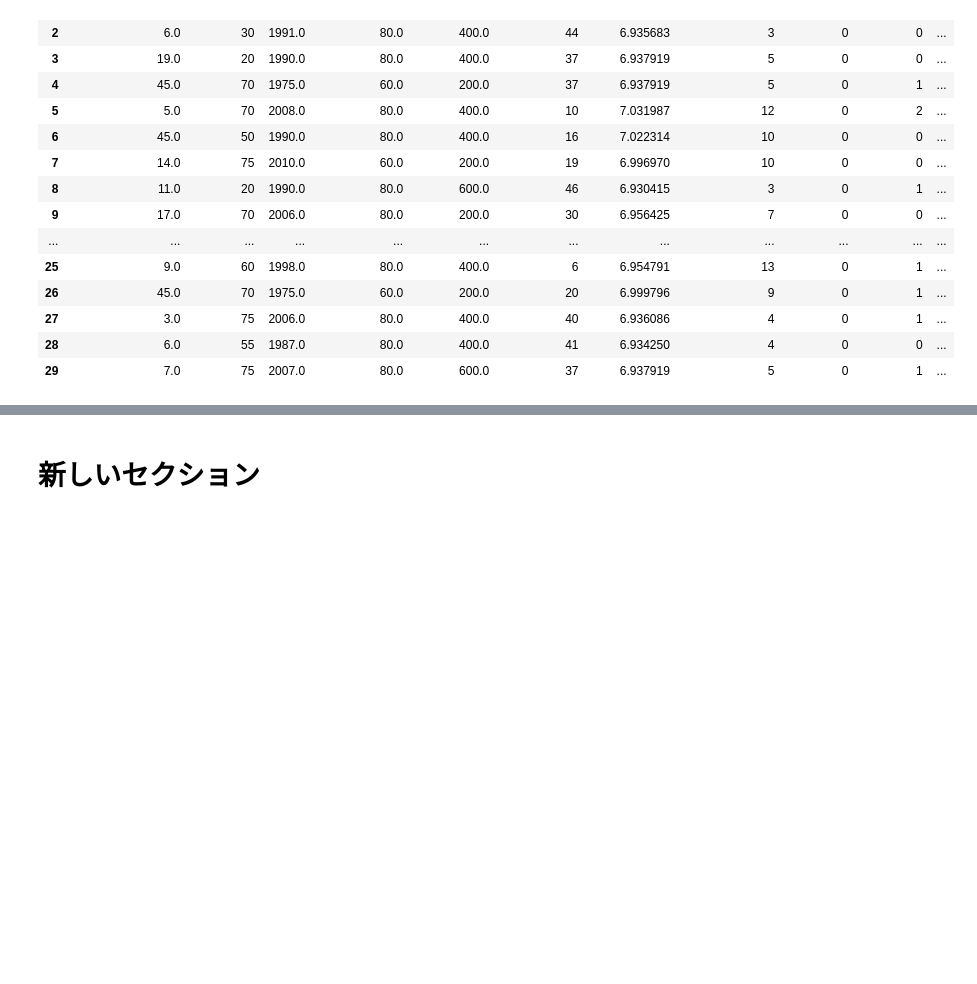
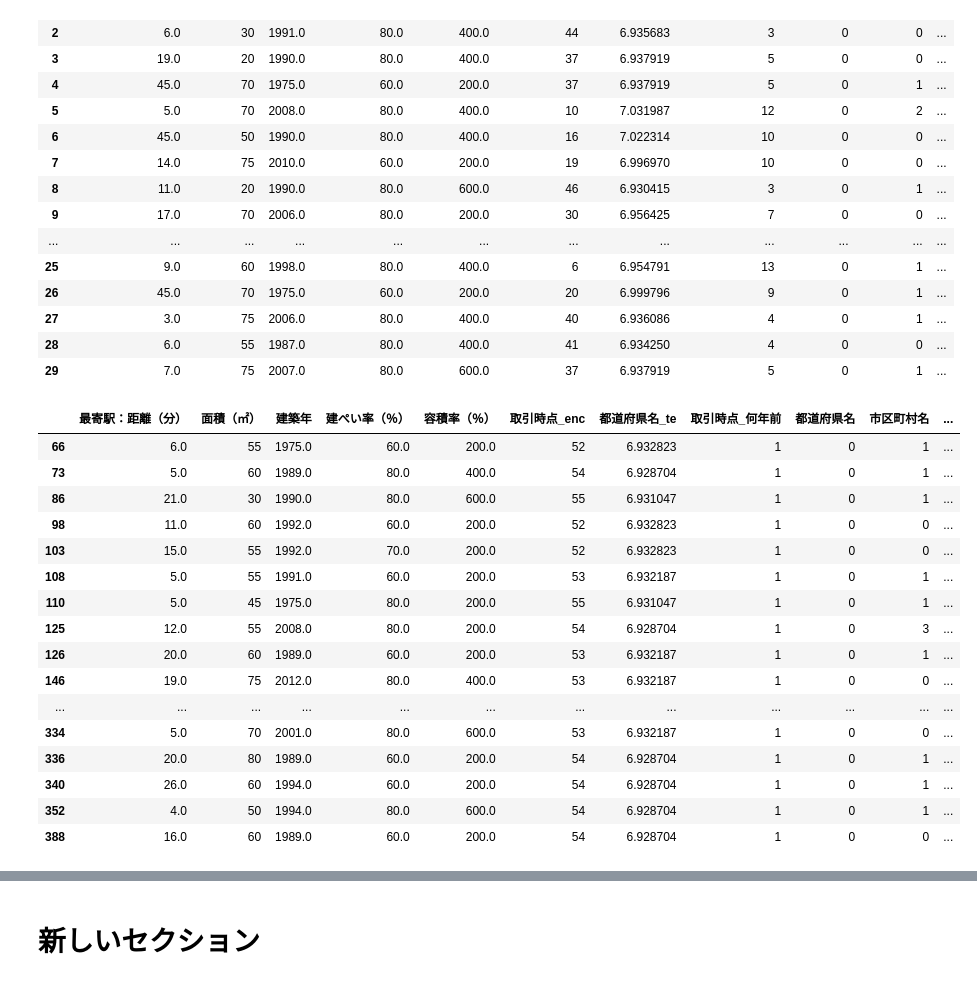
Before and after one commit to gott51010/zhenXiang, a Jupyter notebook: 分批数据预处理案例.ipynb, the cells around one changed output, grey strips where cells are left out. Drawn from its saved outputs; the diff is of its cells as text; code cells hidden in the pictures; blank space fills up the shorter version.

```diff
--- a/分批数据预处理案例.ipynb
+++ b/分批数据预处理案例.ipynb
@@ -253,3 +253,23 @@ train_x.head(30)
 | 27 | 3.0 | 75 | 2006.0 | 80.0 | 400.0 | 40 | 6.936086 | 4 | 0 | 1 | ... |
 | 28 | 6.0 | 55 | 1987.0 | 80.0 | 400.0 | 41 | 6.934250 | 4 | 0 | 0 | ... |
 | 29 | 7.0 | 75 | 2007.0 | 80.0 | 600.0 | 37 | 6.937919 | 5 | 0 | 1 | ... |
+# %%
+val_x.head(30)
+# %% [output]
+|  | 最寄駅：距離（分） | 面積（㎡） | 建築年 | 建ぺい率（％） | 容積率（％） | 取引時点_enc | 都道府県名_te | 取引時点_何年前 | 都道府県名 | 市区町村名 | ... |
+| 66 | 6.0 | 55 | 1975.0 | 60.0 | 200.0 | 52 | 6.932823 | 1 | 0 | 1 | ... |
+| 73 | 5.0 | 60 | 1989.0 | 80.0 | 400.0 | 54 | 6.928704 | 1 | 0 | 1 | ... |
+| 86 | 21.0 | 30 | 1990.0 | 80.0 | 600.0 | 55 | 6.931047 | 1 | 0 | 1 | ... |
+| 98 | 11.0 | 60 | 1992.0 | 60.0 | 200.0 | 52 | 6.932823 | 1 | 0 | 0 | ... |
+| 103 | 15.0 | 55 | 1992.0 | 70.0 | 200.0 | 52 | 6.932823 | 1 | 0 | 0 | ... |
+| 108 | 5.0 | 55 | 1991.0 | 60.0 | 200.0 | 53 | 6.932187 | 1 | 0 | 1 | ... |
+| 110 | 5.0 | 45 | 1975.0 | 80.0 | 200.0 | 55 | 6.931047 | 1 | 0 | 1 | ... |
+| 125 | 12.0 | 55 | 2008.0 | 80.0 | 200.0 | 54 | 6.928704 | 1 | 0 | 3 | ... |
+| 126 | 20.0 | 60 | 1989.0 | 60.0 | 200.0 | 53 | 6.932187 | 1 | 0 | 1 | ... |
+| 146 | 19.0 | 75 | 2012.0 | 80.0 | 400.0 | 53 | 6.932187 | 1 | 0 | 0 | ... |
+| ... | ... | ... | ... | ... | ... | ... | ... | ... | ... | ... | ... |
+| 334 | 5.0 | 70 | 2001.0 | 80.0 | 600.0 | 53 | 6.932187 | 1 | 0 | 0 | ... |
+| 336 | 20.0 | 80 | 1989.0 | 60.0 | 200.0 | 54 | 6.928704 | 1 | 0 | 1 | ... |
+| 340 | 26.0 | 60 | 1994.0 | 60.0 | 200.0 | 54 | 6.928704 | 1 | 0 | 1 | ... |
+| 352 | 4.0 | 50 | 1994.0 | 80.0 | 600.0 | 54 | 6.928704 | 1 | 0 | 1 | ... |
+| 388 | 16.0 | 60 | 1989.0 | 60.0 | 200.0 | 54 | 6.928704 | 1 | 0 | 0 | ... |
```
Also changed, not shown: parts of 2 cells of this notebook.
